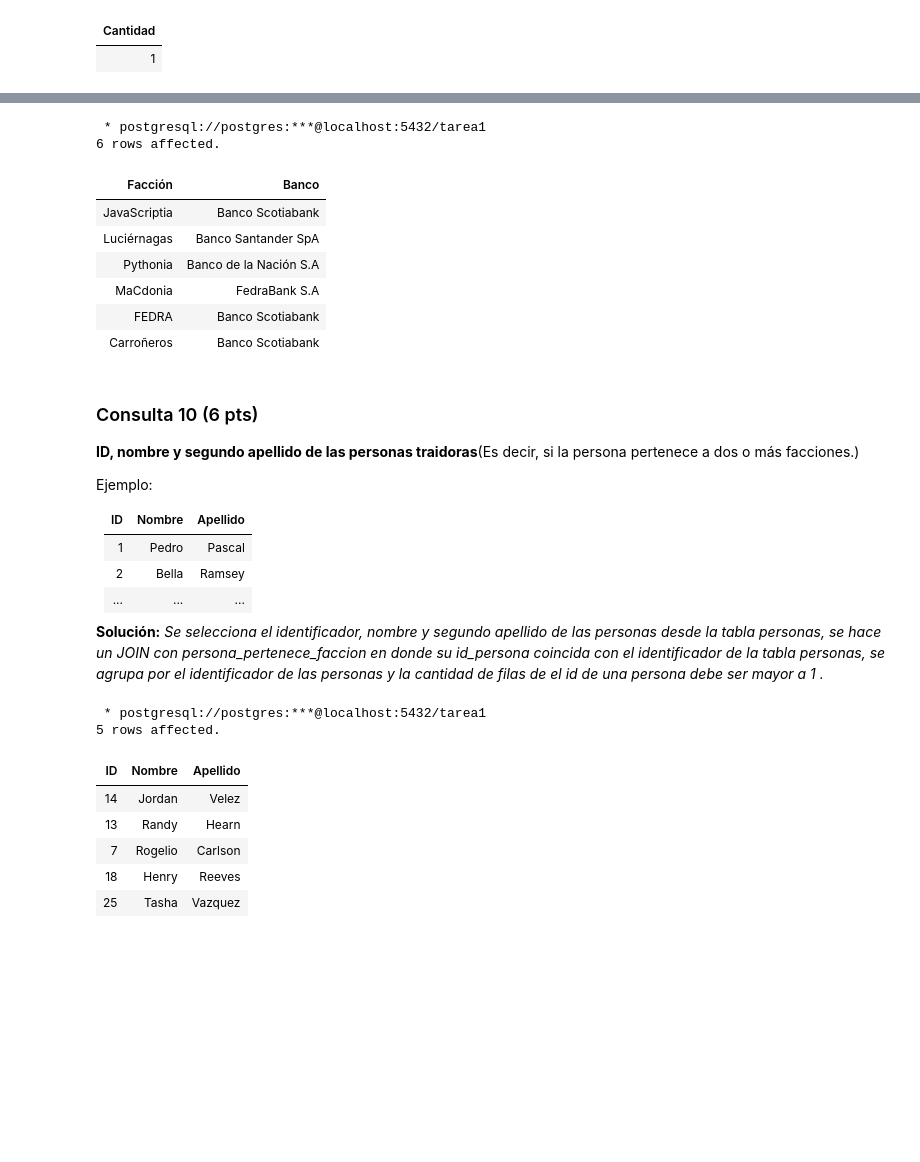
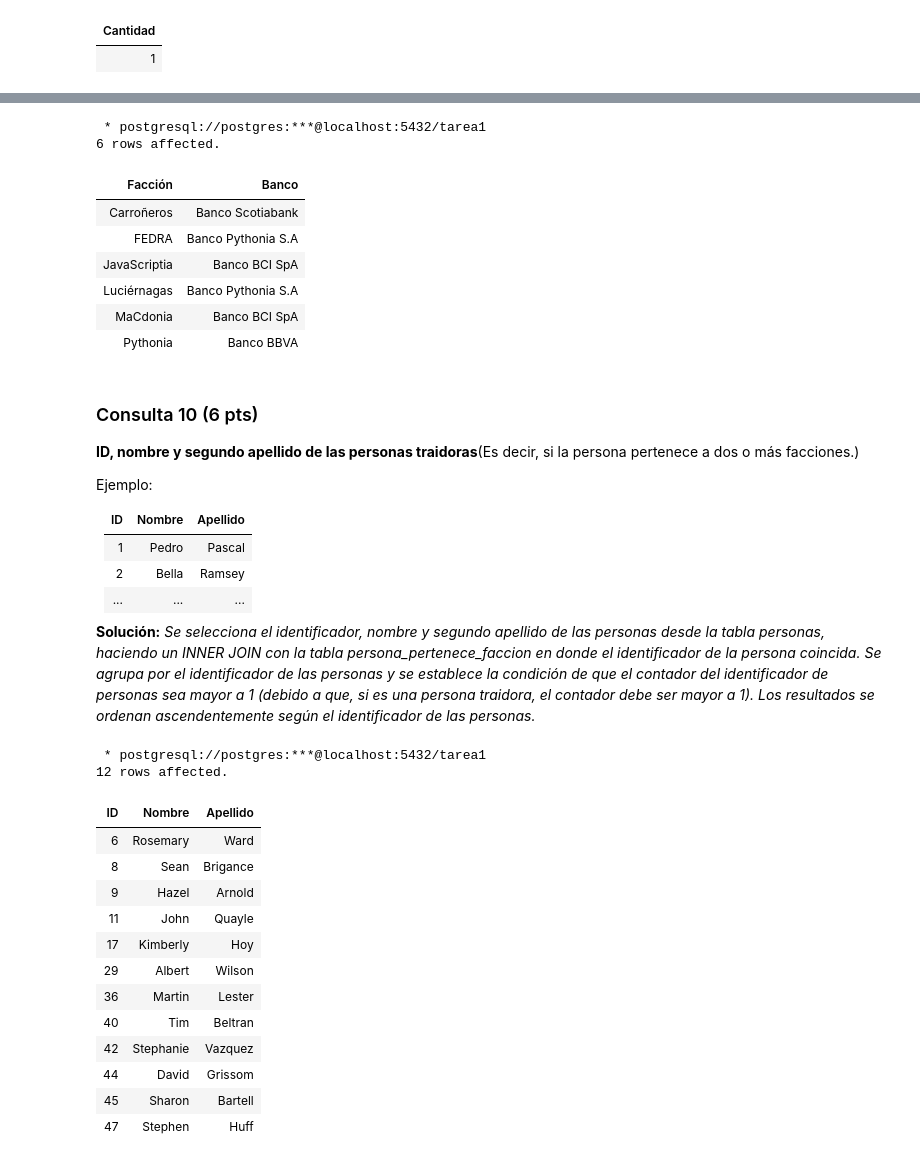
Before and after one commit to evwng/INF239_Tareas, a Jupyter notebook: Tarea-1-Grupo23/Tarea1_Grupo23.ipynb, the cells around one changed output, grey strips where cells are left out. Drawn from its saved outputs; the diff is of its cells as text; code cells hidden in the pictures; blank space fills up the shorter version.

```diff
--- a/Tarea-1-Grupo23/Tarea1_Grupo23.ipynb
+++ b/Tarea-1-Grupo23/Tarea1_Grupo23.ipynb
@@ -252,11 +252,11 @@ bancos = ["FedraBank S.A", "Banco Pedrito Pascal SpA", "Banco Pythonia S.A", "Ba
 # Variables.
 n_facciones = len(facciones)
 n_trabajos = len(trabajos)
-n_personas = 30
-n_cuentas_bancarias = 25
-n_persona_pertenece_faccion = 27
-n_persona_tiene_trabajo = 27
-n_casados = 10
+n_personas = 50
+n_cuentas_bancarias = 30
+n_persona_pertenece_faccion = 45
+n_persona_tiene_trabajo = 40
+n_casados = 20
 
 # Genera personas.
 personas = []
@@ -644,24 +671,37 @@ Ejemplo:
 # %%
 %%sql
 SELECT
-    facciones.nombre "Facción", MAX(cuentas_bancarias.banco) "Banco"
+    facciones.nombre "Facción", cuentas_bancarias.banco "Banco"
 FROM
     personas
     INNER JOIN persona_pertenece_faccion ON persona_pertenece_faccion.id_persona = personas.id
     INNER JOIN facciones ON facciones.id = persona_pertenece_faccion.id_faccion
     INNER JOIN cuentas_bancarias ON cuentas_bancarias.id_persona = personas.id
+    INNER JOIN
+        (SELECT
+            facciones.nombre facciones_nombre, cuentas_bancarias.banco banco, ROW_NUMBER() OVER (PARTITION BY facciones.nombre ORDER BY COUNT(DISTINCT cuentas_bancarias.id_persona) DESC) fila_numero
+        FROM
+            personas
+            INNER JOIN persona_pertenece_faccion ON persona_pertenece_faccion.id_persona = personas.id
+            INNER JOIN facciones ON facciones.id = persona_pertenece_faccion.id_faccion
+            INNER JOIN cuentas_bancarias ON cuentas_bancarias.id_persona = personas.id
+        GROUP BY
+            facciones.nombre, cuentas_bancarias.banco)
+    consulta_anidada ON consulta_anidada.facciones_nombre = facciones.nombre AND  consulta_anidada.banco = cuentas_bancarias.banco
+WHERE
+    consulta_anidada.fila_numero = 1
 GROUP BY
-    facciones.nombre;
+    facciones.nombre, cuentas_bancarias.banco;
 # %% [output]
  * postgresql://postgres:***@localhost:5432/tarea1
 6 rows affected.
 | Facción | Banco |
-| JavaScriptia | Banco Scotiabank |
-| Luciérnagas | Banco Santander SpA |
-| Pythonia | Banco de la Nación S.A |
-| MaCdonia | FedraBank S.A |
-| FEDRA | Banco Scotiabank |
 | Carroñeros | Banco Scotiabank |
+| FEDRA | Banco Pythonia S.A |
+| JavaScriptia | Banco BCI SpA |
+| Luciérnagas | Banco Pythonia S.A |
+| MaCdonia | Banco BCI SpA |
+| Pythonia | Banco BBVA |
 # %% [markdown]
 ### Consulta 10 (6 pts)
 **ID, nombre y segundo apellido de las personas traidoras**(Es decir, si la persona pertenece a dos o más facciones.)
@@ -674,27 +714,36 @@ Ejemplo:
 | 2 | Bella | Ramsey |
 | ... | ... | ... |
 
-**Solución:** _Se selecciona el identificador, nombre y segundo apellido de las personas desde la tabla personas, se hace un JOIN con persona_pertenece_faccion en donde su id_persona coincida con el identificador de la tabla personas, se agrupa por el identificador de las personas y la cantidad de filas de el id de una persona debe ser mayor a 1 ._
+**Solución:** _Se selecciona el identificador, nombre y segundo apellido de las personas desde la tabla personas, haciendo un INNER JOIN con la tabla persona_pertenece_faccion en donde el identificador de la persona coincida. Se agrupa por el identificador de las personas y se establece la condición de que el contador del identificador de personas sea mayor a 1 (debido a que, si es una persona traidora, el contador debe ser mayor a 1). Los resultados se ordenan ascendentemente según el identificador de las personas._
 # %%
 %%sql
 SELECT
     personas.id "ID", personas.nombre "Nombre", RIGHT(personas.apellidos, CHAR_LENGTH(personas.apellidos) - STRPOS(personas.apellidos, ' ')) "Apellido"
 FROM
     personas
-    INNER JOIN persona_pertenece_faccion ON personas.id = persona_pertenece_faccion.id_persona
+    INNER JOIN persona_pertenece_faccion ON persona_pertenece_faccion.id_persona = personas.id
 GROUP BY
     personas.id
 HAVING
-    COUNT(personas.id) > 1;
+    COUNT(personas.id) > 1
+ORDER BY
+    personas.id ASC;
 # %% [output]
  * postgresql://postgres:***@localhost:5432/tarea1
-5 rows affected.
+12 rows affected.
 | ID | Nombre | Apellido |
-| 14 | Jordan | Velez |
-| 13 | Randy | Hearn |
-| 7 | Rogelio | Carlson |
-| 18 | Henry | Reeves |
-| 25 | Tasha | Vazquez |
+| 6 | Rosemary | Ward |
+| 8 | Sean | Brigance |
+| 9 | Hazel | Arnold |
+| 11 | John | Quayle |
+| 17 | Kimberly | Hoy |
+| 29 | Albert | Wilson |
+| 36 | Martin | Lester |
+| 40 | Tim | Beltran |
+| 42 | Stephanie | Vazquez |
+| 44 | David | Grissom |
+| 45 | Sharon | Bartell |
+| 47 | Stephen | Huff |
 # %% [markdown]
 ### Consulta BONUS (6 pts.)
 
```
Also changed, not shown: parts of 22 cells of this notebook.
